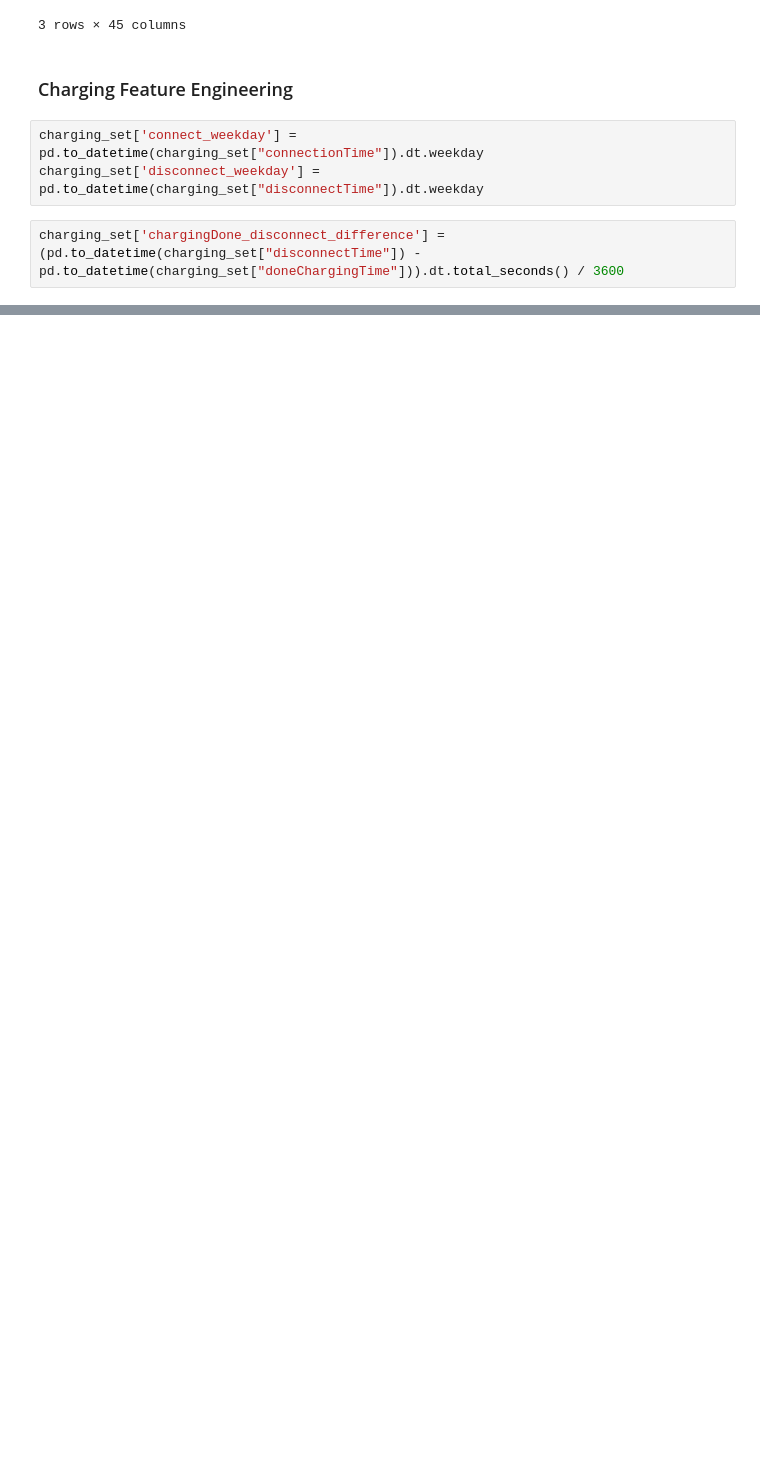
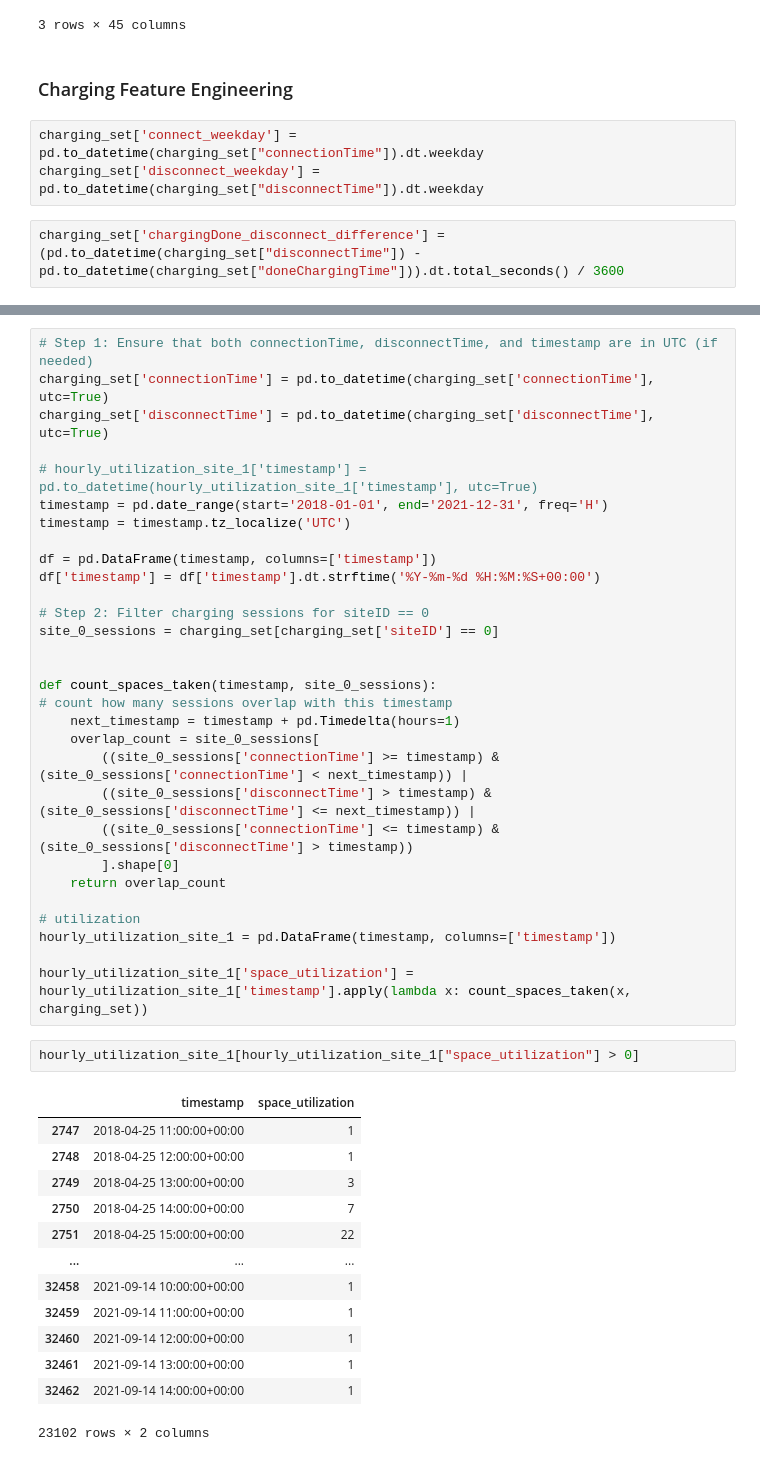
Before and after one commit to ge02/GinyuForce, a Jupyter notebook: data_prep_charging_set.ipynb, the cells around one changed output, grey strips where cells are left out. Drawn from its saved outputs; the diff is of its cells as text; blank space fills up the shorter version.

Commit message:
added calculation of hourly space utilization

```diff
--- a/data_prep_charging_set.ipynb
+++ b/data_prep_charging_set.ipynb
@@ -368,0 +384,46 @@ charging_set.to_csv('data/cleaned_charging_set.csv', index=False)
+# %%
+# Step 1: Ensure that both connectionTime, disconnectTime, and timestamp are in UTC (if needed)
+charging_set['connectionTime'] = pd.to_datetime(charging_set['connectionTime'], utc=True)
+charging_set['disconnectTime'] = pd.to_datetime(charging_set['disconnectTime'], utc=True)
+
+# hourly_utilization_site_1['timestamp'] = pd.to_datetime(hourly_utilization_site_1['timestamp'], utc=True)
+timestamp = pd.date_range(start='2018-01-01', end='2021-12-31', freq='H')
+timestamp = timestamp.tz_localize('UTC')
+
+df = pd.DataFrame(timestamp, columns=['timestamp'])
+df['timestamp'] = df['timestamp'].dt.strftime('%Y-%m-%d %H:%M:%S+00:00')
+
+# Step 2: Filter charging sessions for siteID == 0
+site_0_sessions = charging_set[charging_set['siteID'] == 0]
+
+
+def count_spaces_taken(timestamp, site_0_sessions):
+# count how many sessions overlap with this timestamp
+    next_timestamp = timestamp + pd.Timedelta(hours=1)
+    overlap_count = site_0_sessions[
+        ((site_0_sessions['connectionTime'] >= timestamp) & (site_0_sessions['connectionTime'] < next_timestamp)) |
+        ((site_0_sessions['disconnectTime'] > timestamp) & (site_0_sessions['disconnectTime'] <= next_timestamp)) |
+        ((site_0_sessions['connectionTime'] <= timestamp) & (site_0_sessions['disconnectTime'] > timestamp))
+        ].shape[0]
+    return overlap_count
+
+# utilization
+hourly_utilization_site_1 = pd.DataFrame(timestamp, columns=['timestamp'])
+
+hourly_utilization_site_1['space_utilization'] = hourly_utilization_site_1['timestamp'].apply(lambda x: count_spaces_taken(x, charging_set))
+# %%
+hourly_utilization_site_1[hourly_utilization_site_1["space_utilization"] > 0]
+# %% [output]
+|  | timestamp | space_utilization |
+| 2747 | 2018-04-25 11:00:00+00:00 | 1 |
+| 2748 | 2018-04-25 12:00:00+00:00 | 1 |
+| 2749 | 2018-04-25 13:00:00+00:00 | 3 |
+| 2750 | 2018-04-25 14:00:00+00:00 | 7 |
+| 2751 | 2018-04-25 15:00:00+00:00 | 22 |
+| ... | ... | ... |
+| 32458 | 2021-09-14 10:00:00+00:00 | 1 |
+| 32459 | 2021-09-14 11:00:00+00:00 | 1 |
+| 32460 | 2021-09-14 12:00:00+00:00 | 1 |
+| 32461 | 2021-09-14 13:00:00+00:00 | 1 |
+| 32462 | 2021-09-14 14:00:00+00:00 | 1 |
+23102 rows × 2 columns
```
Also changed, not shown: parts of 4 cells of this notebook.
